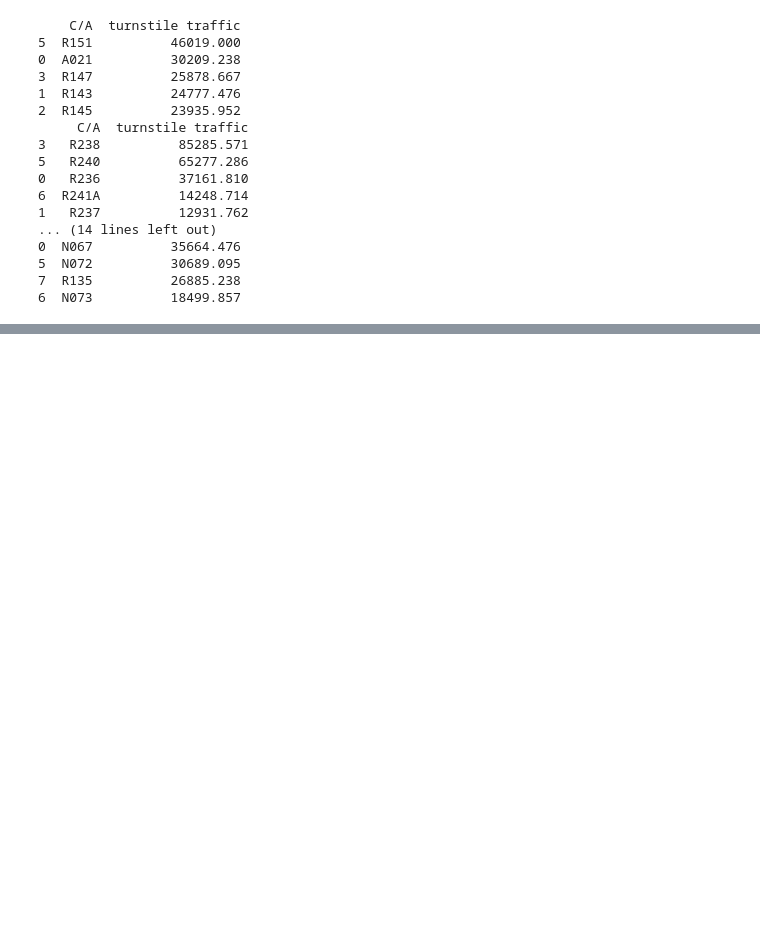
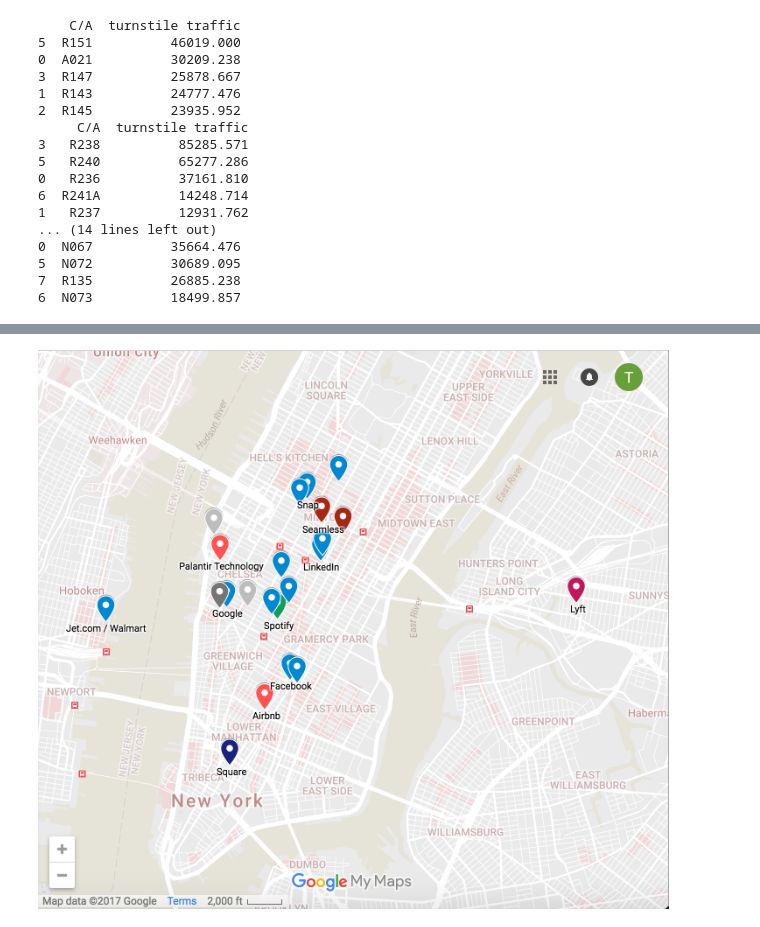
Before and after one commit to TRobertJackson/Data-Science-Projects, a Jupyter notebook: Benson Project.ipynb, the cells around one changed output, grey strips where cells are left out. Cells and saved outputs as stored; diff of their text form; code cells hidden in the pictures; blank space fills up the shorter version.

```diff
--- a/Benson Project.ipynb
+++ b/Benson Project.ipynb
@@ -378,0 +396,4 @@ for index, station in enumerate(TopStations):
+# %%
+Image(filename='Tech Company Map.png')
+# %% [output]
+[figure, added]
```
Also changed, not shown: parts of 3 cells of this notebook, 11 other files.
